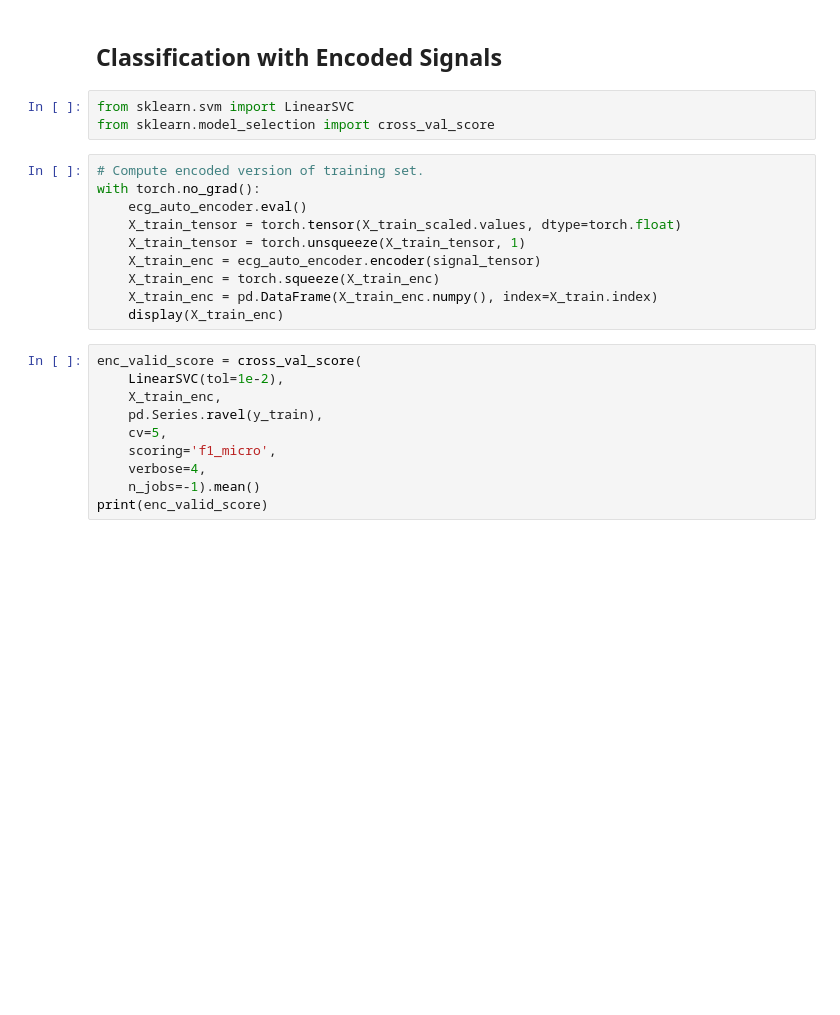
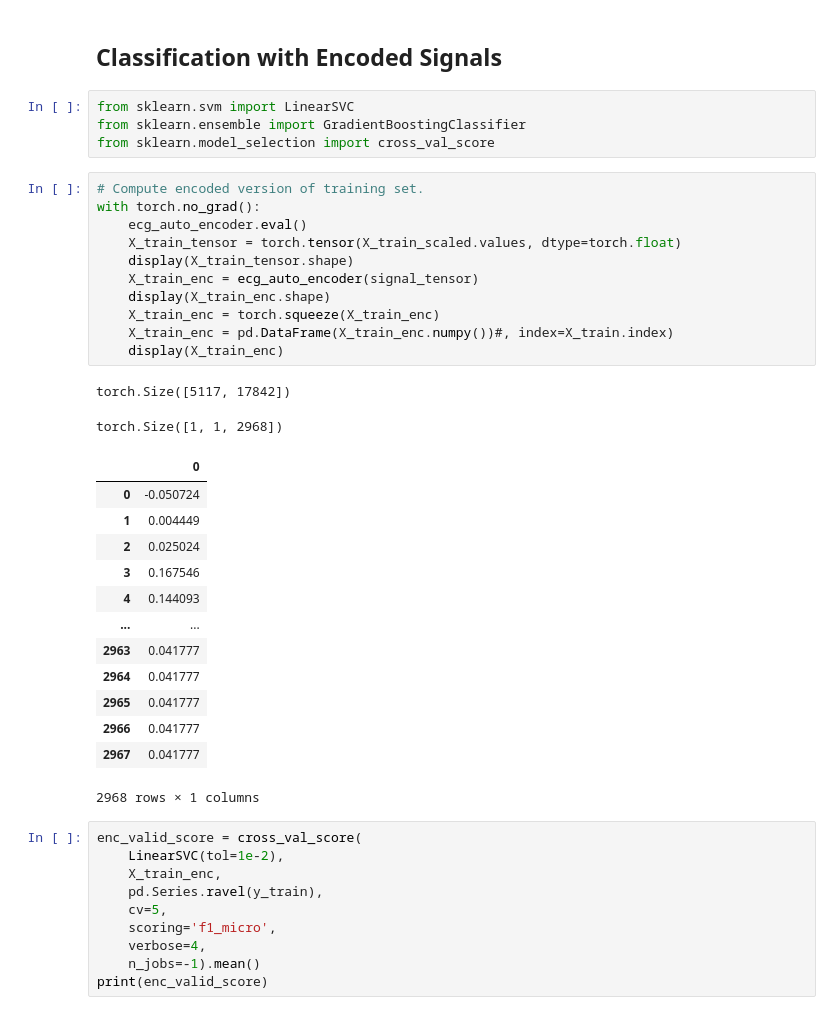
Before and after one commit to smueksch/advanced-machine-learning-tasks, a Jupyter notebook: task-2/auto-encoder/proof-of-concept.ipynb, the cells around one changed output. Saved outputs shown, nothing was run; the diff lists cells and outputs as text; blank space fills up the shorter version.

```diff
--- a/task-2/auto-encoder/proof-of-concept.ipynb
+++ b/task-2/auto-encoder/proof-of-concept.ipynb
@@ -183,17 +196,35 @@ plt.show()
 ## Classification with Encoded Signals
 # %%
 from sklearn.svm import LinearSVC
+from sklearn.ensemble import GradientBoostingClassifier
 from sklearn.model_selection import cross_val_score
 # %%
 # Compute encoded version of training set.
 with torch.no_grad():
     ecg_auto_encoder.eval()
     X_train_tensor = torch.tensor(X_train_scaled.values, dtype=torch.float)
-    X_train_tensor = torch.unsqueeze(X_train_tensor, 1)
-    X_train_enc = ecg_auto_encoder.encoder(signal_tensor)
+    display(X_train_tensor.shape)
+    X_train_enc = ecg_auto_encoder(signal_tensor)
+    display(X_train_enc.shape)
     X_train_enc = torch.squeeze(X_train_enc)
-    X_train_enc = pd.DataFrame(X_train_enc.numpy(), index=X_train.index)
+    X_train_enc = pd.DataFrame(X_train_enc.numpy())#, index=X_train.index)
     display(X_train_enc)
+# %% [output]
+torch.Size([5117, 17842])
+torch.Size([1, 1, 2968])
+|  | 0 |
+| 0 | -0.050724 |
+| 1 | 0.004449 |
+| 2 | 0.025024 |
+| 3 | 0.167546 |
+| 4 | 0.144093 |
+| ... | ... |
+| 2963 | 0.041777 |
+| 2964 | 0.041777 |
+| 2965 | 0.041777 |
+| 2966 | 0.041777 |
+| 2967 | 0.041777 |
+2968 rows × 1 columns
 # %%
 enc_valid_score = cross_val_score(
     LinearSVC(tol=1e-2),
```
Also changed, not shown: parts of 10 cells of this notebook, 2 other files.
